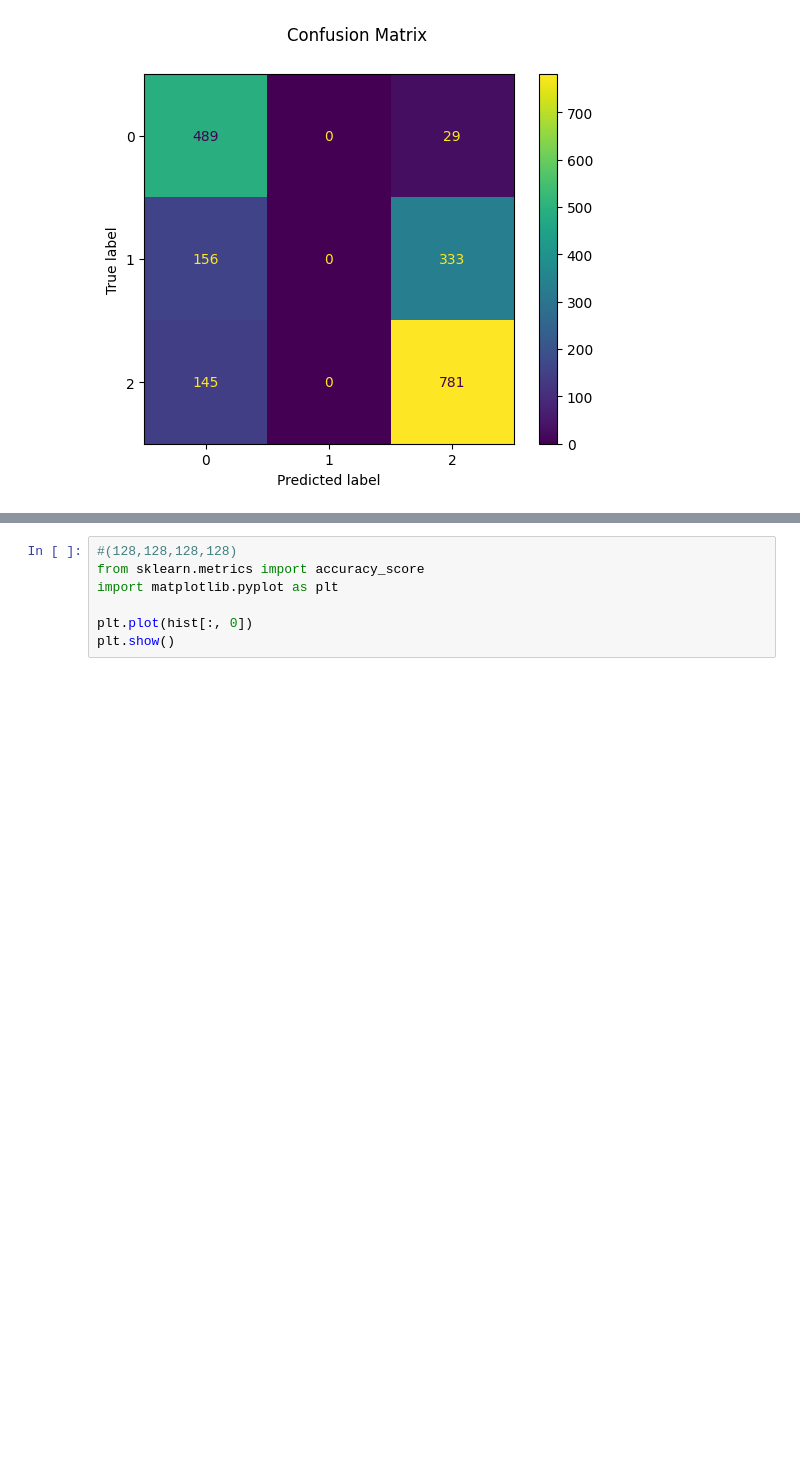
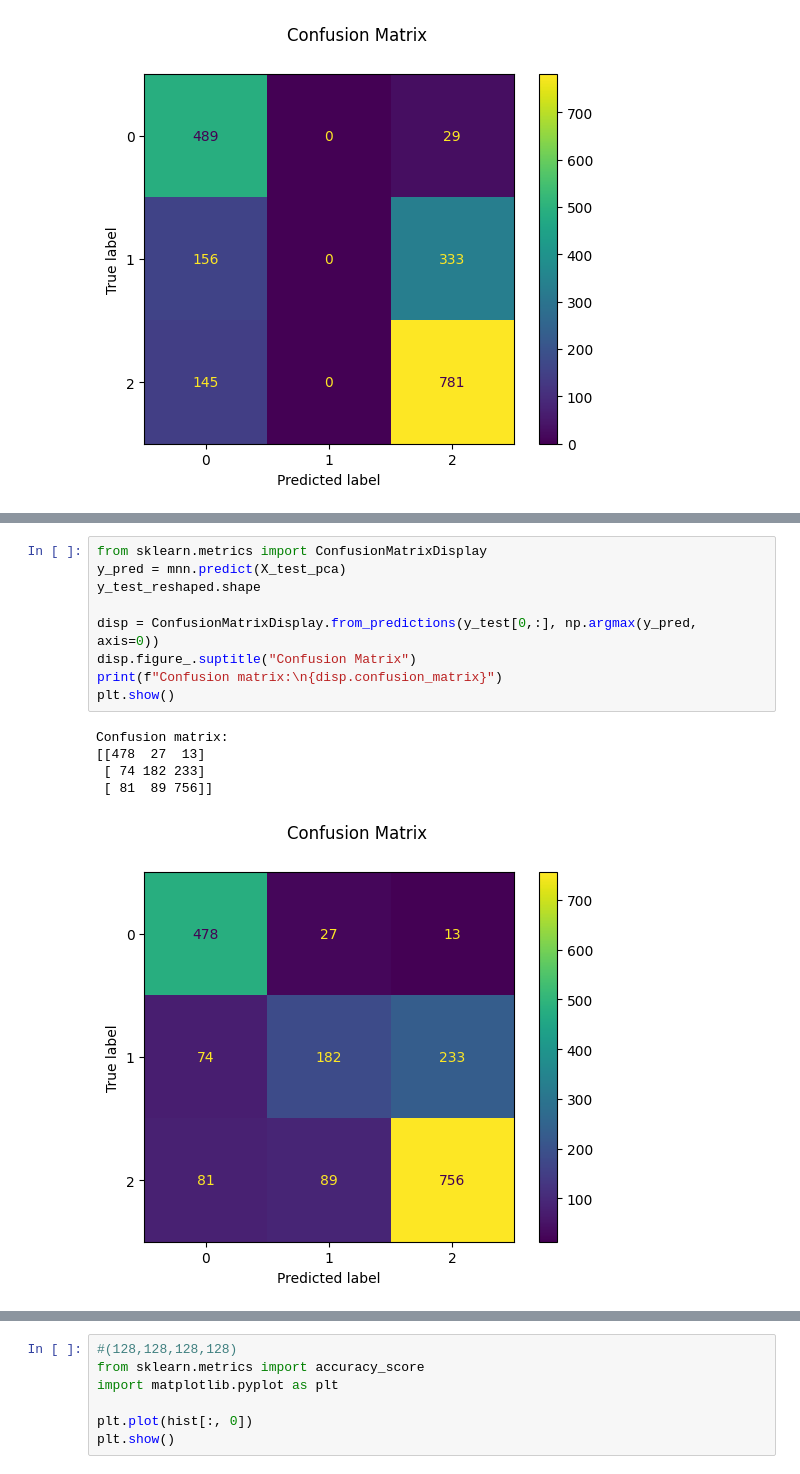
Before and after one commit to lucas066001/IllnessRecognition, a Jupyter notebook: app/dl/manualNetworkFinding.ipynb, the cells around one changed output, grey strips where cells are left out. Drawn from its saved outputs; the diff is of its cells as text; blank space fills up the shorter version.

```diff
--- a/app/dl/manualNetworkFinding.ipynb
+++ b/app/dl/manualNetworkFinding.ipynb
@@ -314,0 +512,15 @@ Confusion matrix:
+# %%
+from sklearn.metrics import ConfusionMatrixDisplay
+y_pred = mnn.predict(X_test_pca)
+y_test_reshaped.shape
+
+disp = ConfusionMatrixDisplay.from_predictions(y_test[0,:], np.argmax(y_pred, axis=0))
+disp.figure_.suptitle("Confusion Matrix")
+print(f"Confusion matrix:\n{disp.confusion_matrix}")
+plt.show()
+# %% [output]
+Confusion matrix:
+[[478  27  13]
+ [ 74 182 233]
+ [ 81  89 756]]
+[figure, added]
```
Also changed, not shown: parts of 10 cells of this notebook, 1 other file.
